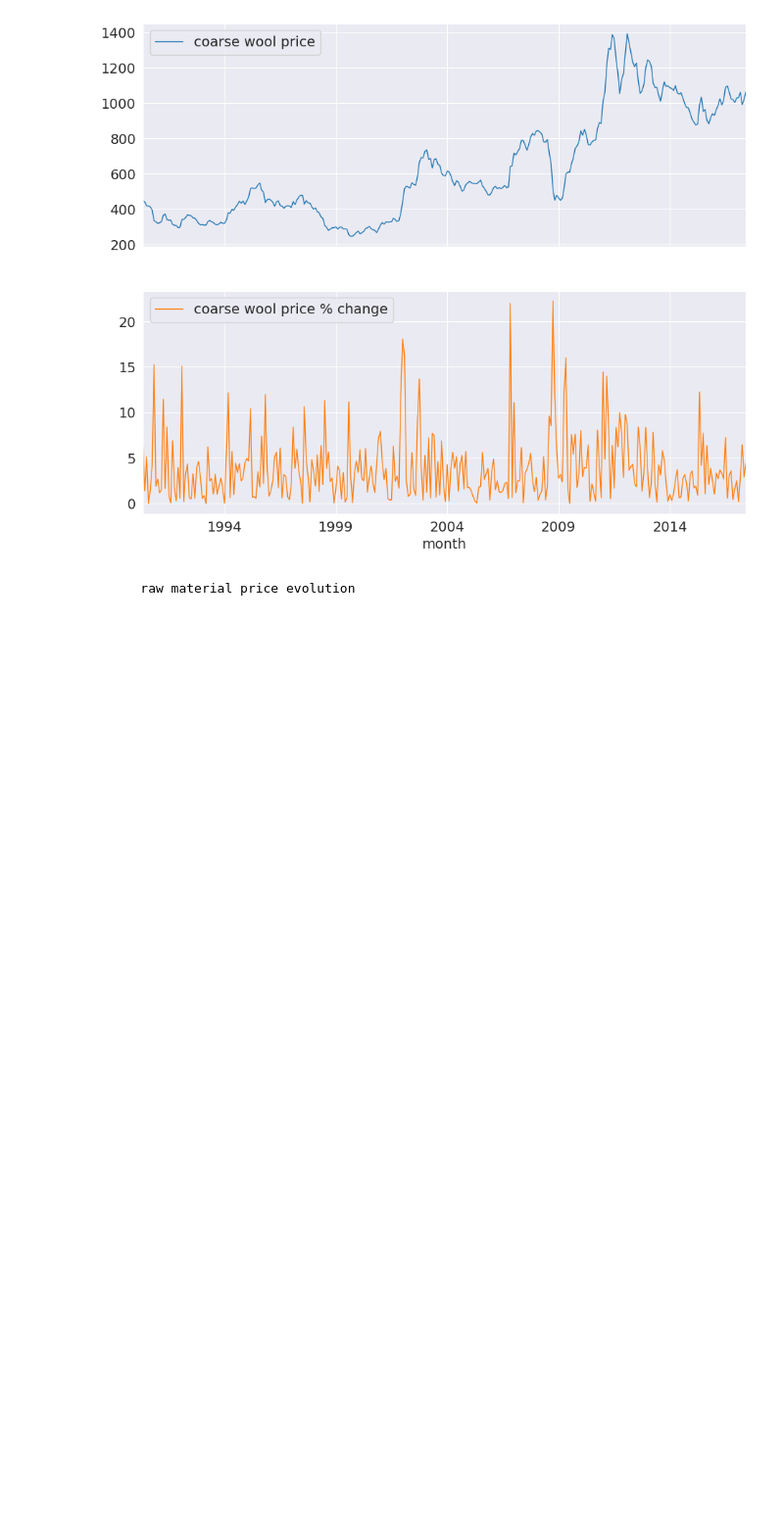
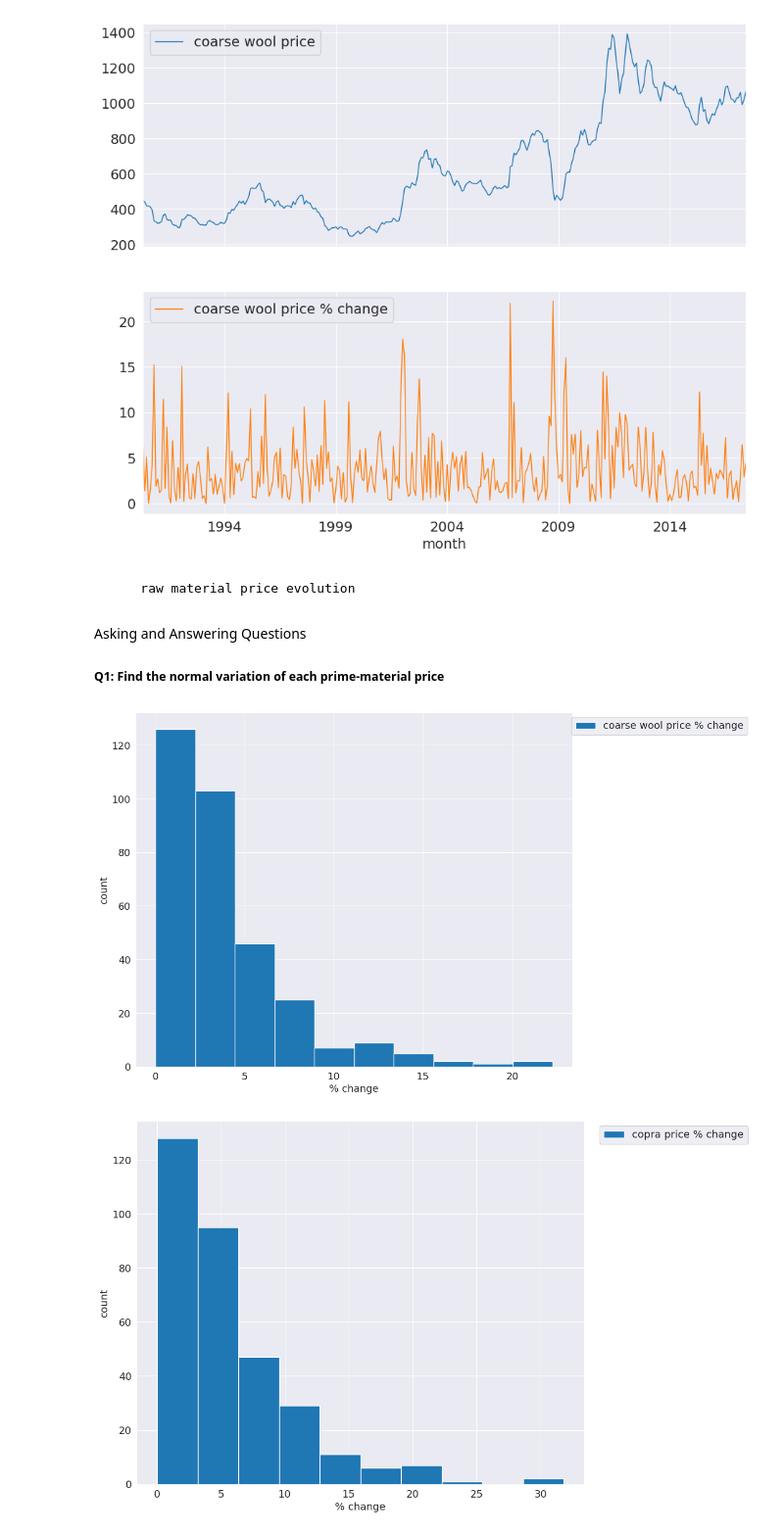
Before and after one commit to dkl5m/data-science-studies, a Jupyter notebook: agriculture-model/agriculture-df.ipynb, the cells around one changed output. Shown at 98% size. Drawn from its saved outputs; the diff is of its cells as text; code cells hidden in the pictures; blank space fills up the shorter version.

```diff
--- a/agriculture-model/agriculture-df.ipynb
+++ b/agriculture-model/agriculture-df.ipynb
@@ -145,3 +145,21 @@ axes=df[['coarse wool price', 'coarse wool price % change']].plot(figsize=(11,9)
 [figure]
 # %% [markdown]
         raw material price evolution
+# %% [markdown]
+Asking and Answering Questions
+
+##### Q1: Find the normal variation of each prime-material price
+# %%
+#df[["wood pulpe price", "wood pulpe price change"]].hist(figsize=(11, 9), linewidth=1)
+
+changeList=['coarse wool price % change', 'copra price % change', 'cotton price % change', 'fine wool price % change', 'hard log price % change', 'hard sawnwood price % change',
+ 'hide price % change', 'plywood price % change', 'rubber price % change', 'softlog price % change', 'soft sawnwood price % change', 'wood pulp price % change']
+for i in range(len(changeList)):
+    plt.figure(figsize=(12,12))
+    df[changeList[i]].hist(figsize=(11, 9), linewidth=1)
+    plt.xlabel('% change')
+    plt.ylabel('count')
+    plt.legend(changeList[i:],loc='upper center',bbox_to_anchor=(1.2,1))
+# %% [output]
+[figure, added]
+[figure, added]
```
Also changed, not shown: parts of 4 cells of this notebook.
